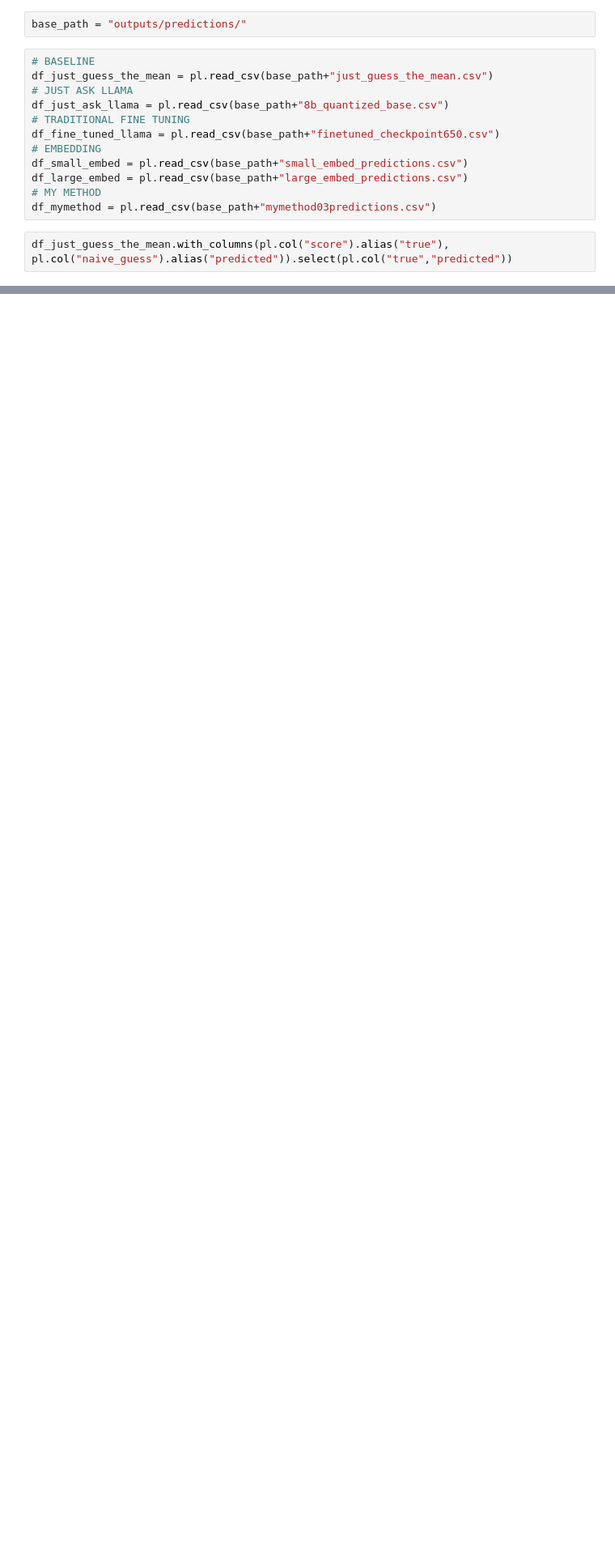
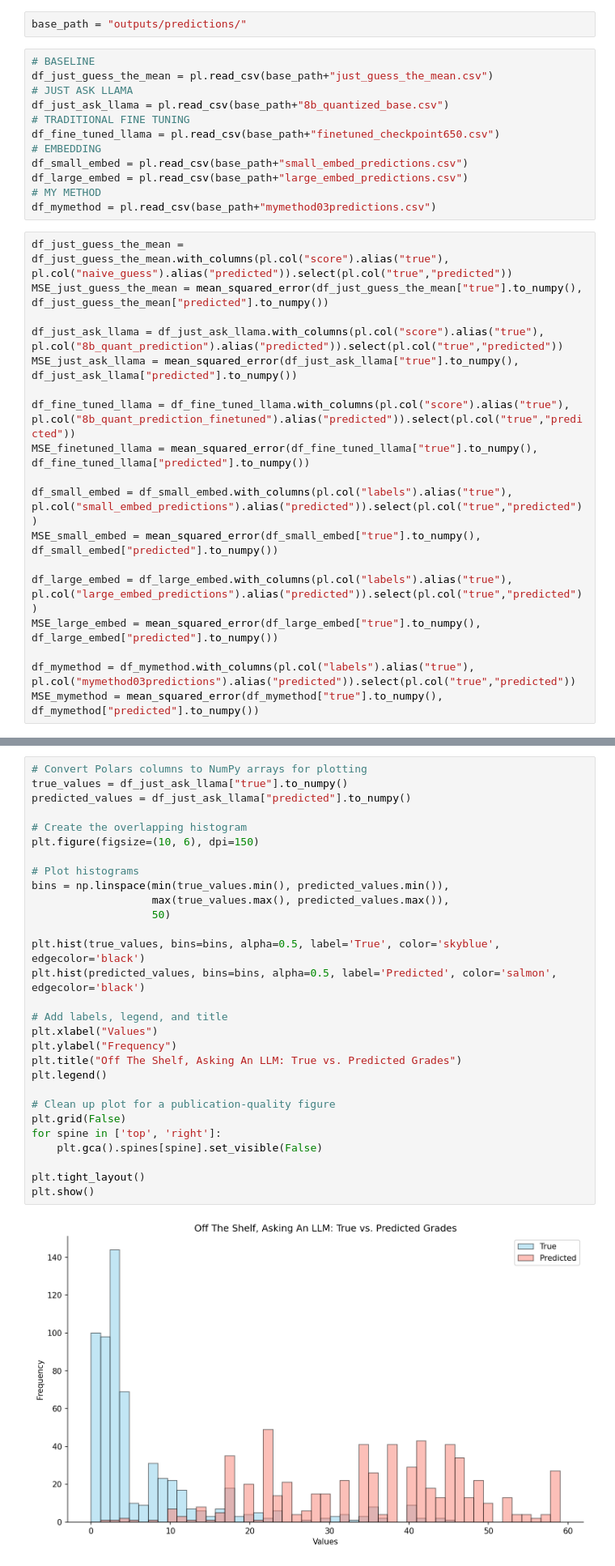
Before and after one commit to richardarcher1/essay_grader, a Jupyter notebook: main.ipynb, the cells around one changed output, grey strips where cells are left out. Shown: that part at 81% size. Saved outputs shown, nothing was run; the diff lists cells and outputs as text; blank space fills up the shorter version.

```diff
--- a/main.ipynb
+++ b/main.ipynb
@@ -18,4 +20,20 @@ df_large_embed = pl.read_csv(base_path+"large_embed_predictions.csv")
 # MY METHOD
 df_mymethod = pl.read_csv(base_path+"mymethod03predictions.csv")
 # %%
-df_just_guess_the_mean.with_columns(pl.col("score").alias("true"), pl.col("naive_guess").alias("predicted")).select(pl.col("true","predicted"))
+df_just_guess_the_mean = df_just_guess_the_mean.with_columns(pl.col("score").alias("true"), pl.col("naive_guess").alias("predicted")).select(pl.col("true","predicted"))
+MSE_just_guess_the_mean = mean_squared_error(df_just_guess_the_mean["true"].to_numpy(), df_just_guess_the_mean["predicted"].to_numpy())
+
+df_just_ask_llama = df_just_ask_llama.with_columns(pl.col("score").alias("true"), pl.col("8b_quant_prediction").alias("predicted")).select(pl.col("true","predicted"))
+MSE_just_ask_llama = mean_squared_error(df_just_ask_llama["true"].to_numpy(), df_just_ask_llama["predicted"].to_numpy())
+
+df_fine_tuned_llama = df_fine_tuned_llama.with_columns(pl.col("score").alias("true"), pl.col("8b_quant_prediction_finetuned").alias("predicted")).select(pl.col("true","predicted"))
+MSE_finetuned_llama = mean_squared_error(df_fine_tuned_llama["true"].to_numpy(), df_fine_tuned_llama["predicted"].to_numpy())
+
+df_small_embed = df_small_embed.with_columns(pl.col("labels").alias("true"), pl.col("small_embed_predictions").alias("predicted")).select(pl.col("true","predicted"))
+MSE_small_embed = mean_squared_error(df_small_embed["true"].to_numpy(), df_small_embed["predicted"].to_numpy())
+
+df_large_embed = df_large_embed.with_columns(pl.col("labels").alias("true"), pl.col("large_embed_predictions").alias("predicted")).select(pl.col("true","predicted"))
+MSE_large_embed = mean_squared_error(df_large_embed["true"].to_numpy(), df_large_embed["predicted"].to_numpy())
+
+df_mymethod = df_mymethod.with_columns(pl.col("labels").alias("true"), pl.col("mymethod03predictions").alias("predicted")).select(pl.col("true","predicted"))
+MSE_mymethod = mean_squared_error(df_mymethod["true"].to_numpy(), df_mymethod["predicted"].to_numpy())
@@ -91,0 +129,31 @@ plt.hist(b)
+# %%
+# Convert Polars columns to NumPy arrays for plotting
+true_values = df_just_ask_llama["true"].to_numpy()
+predicted_values = df_just_ask_llama["predicted"].to_numpy()
+
+# Create the overlapping histogram
+plt.figure(figsize=(10, 6), dpi=150)
+
+# Plot histograms
+bins = np.linspace(min(true_values.min(), predicted_values.min()),
+                   max(true_values.max(), predicted_values.max()),
+                   50)
+
+plt.hist(true_values, bins=bins, alpha=0.5, label='True', color='skyblue', edgecolor='black')
+plt.hist(predicted_values, bins=bins, alpha=0.5, label='Predicted', color='salmon', edgecolor='black')
+
+# Add labels, legend, and title
+plt.xlabel("Values")
+plt.ylabel("Frequency")
+plt.title("Off The Shelf, Asking An LLM: True vs. Predicted Grades")
+plt.legend()
+
+# Clean up plot for a publication-quality figure
+plt.grid(False)
+for spine in ['top', 'right']:
+    plt.gca().spines[spine].set_visible(False)
+
+plt.tight_layout()
+plt.show()
+# %% [output]
+[figure, added]
```
Also changed, not shown: parts of 11 cells of this notebook.
